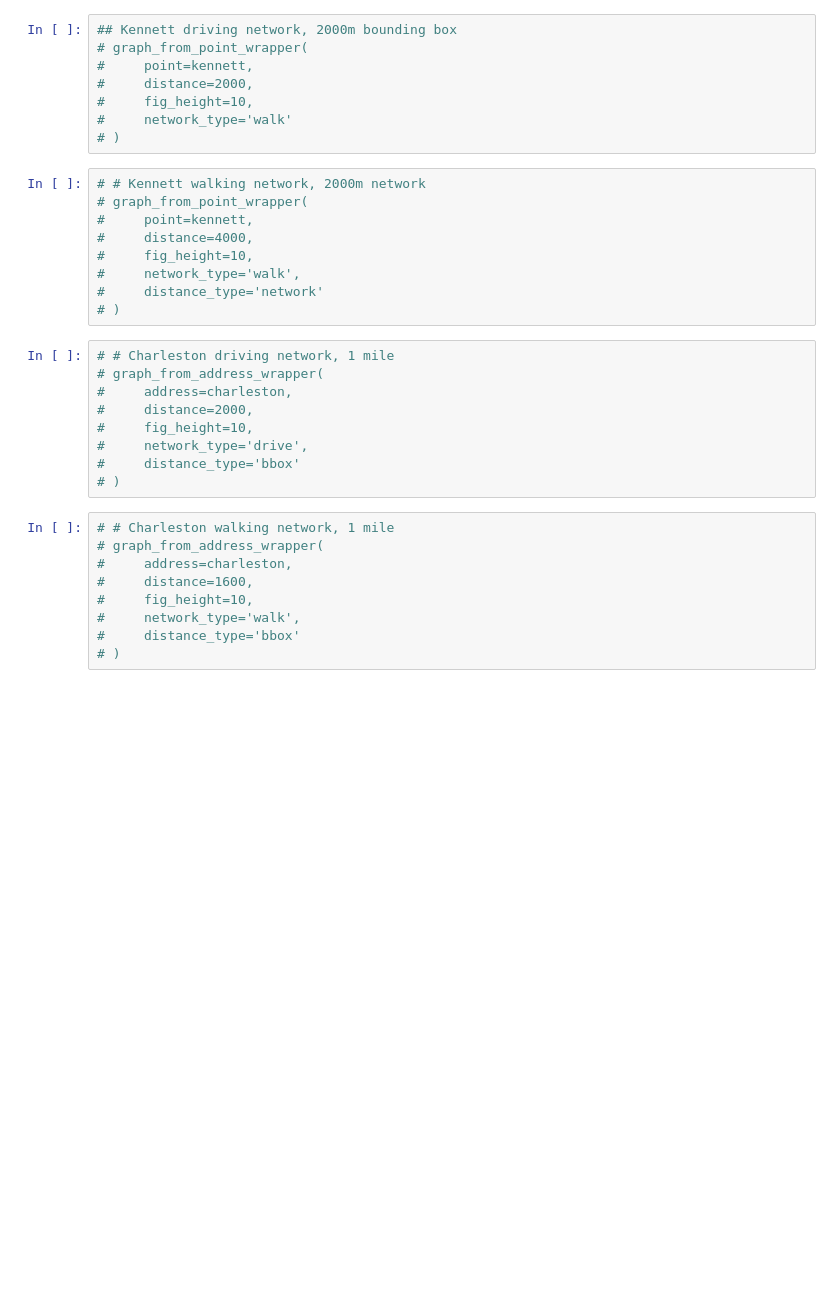
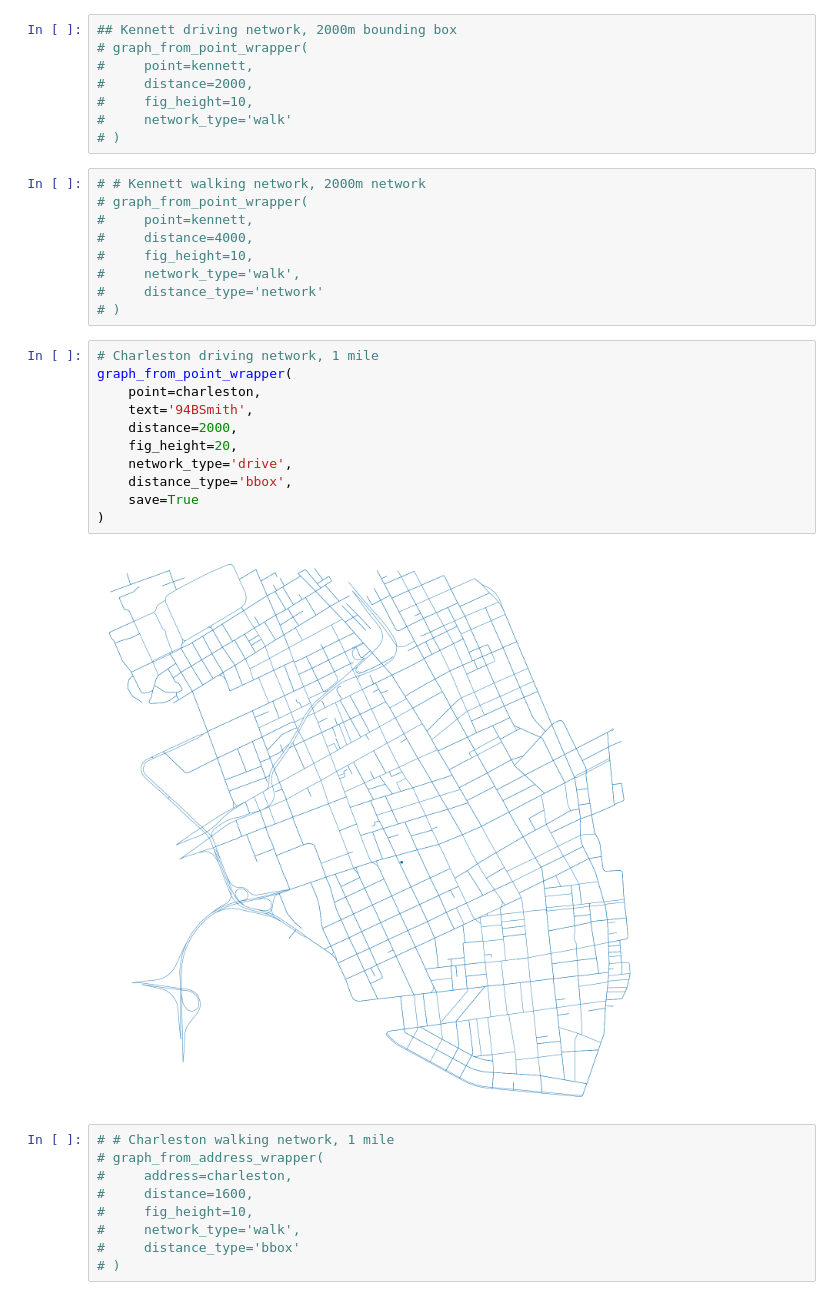
Before and after one commit to g-rock/maps, a Jupyter notebook: MapTest.ipynb, the cells around one changed output. Cells and saved outputs as stored; diff of their text form; blank space fills up the shorter version.

```diff
--- a/MapTest.ipynb
+++ b/MapTest.ipynb
@@ -57,14 +74,18 @@ germantown=(40.0347527,-75.1814647) #222 west Rittenhouse st Philadelphia 19144
 #     distance_type='network'
 # )
 # %%
-# # Charleston driving network, 1 mile
-# graph_from_address_wrapper(
-#     address=charleston,
-#     distance=2000,
-#     fig_height=10,
-#     network_type='drive',
-#     distance_type='bbox'
-# )
+# Charleston driving network, 1 mile
+graph_from_point_wrapper(
+    point=charleston,
+    text='94BSmith',
+    distance=2000,
+    fig_height=20,
+    network_type='drive',
+    distance_type='bbox',
+    save=True
+)
+# %% [output]
+[figure, added]
 # %%
 # # Charleston walking network, 1 mile
 # graph_from_address_wrapper(
```
Also changed, not shown: parts of 4 cells of this notebook, 5 other files.
